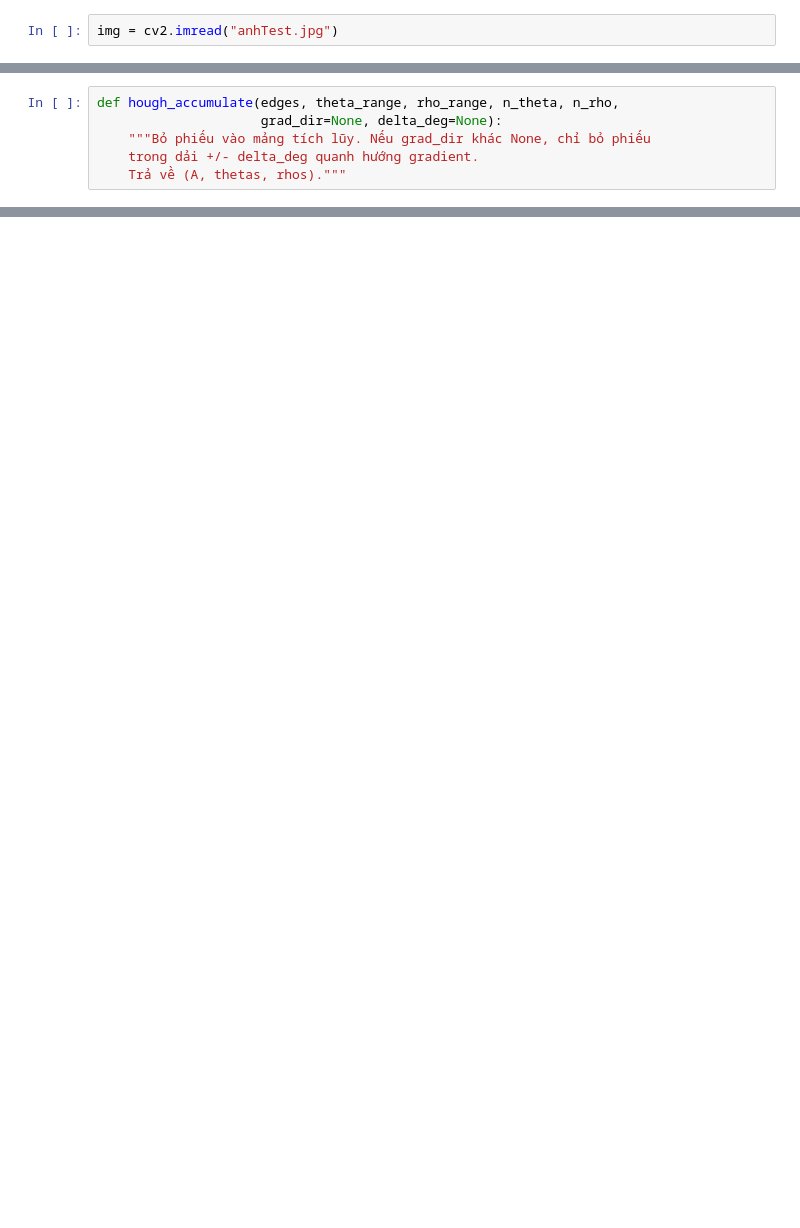
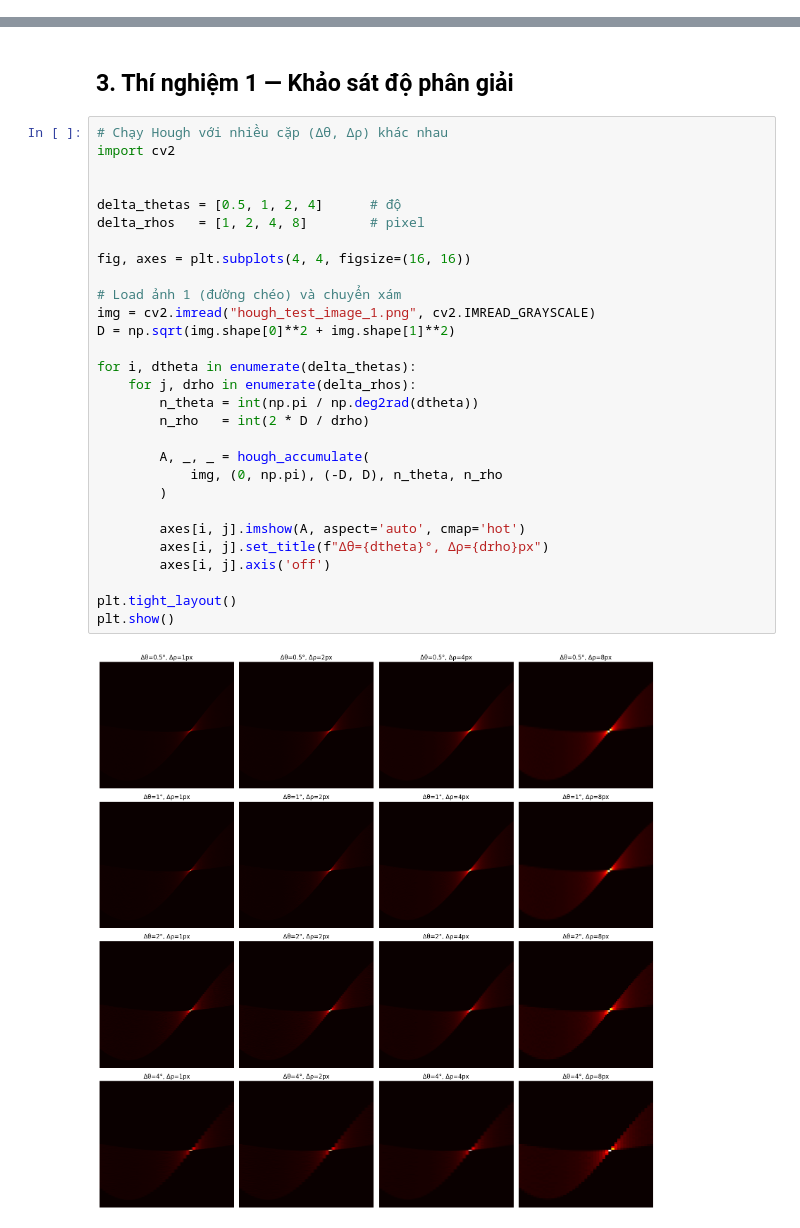
Before and after one commit to HoRa-W/ComputerVision-GroupF, a Jupyter notebook: Hough.ipynb, the cells around one changed output, grey strips where cells are left out. Drawn from its saved outputs; the diff is of its cells as text; blank space fills up the shorter version.

```diff
--- a/Hough.ipynb
+++ b/Hough.ipynb
@@ -4,2 +0,0 @@ import cv2
-# %%
-img = cv2.imread("anhTest.jpg")
@@ -30,6 +0,0 @@ def convolution2d(img: np.ndarray, kernel: np.ndarray, stride: int = 1, padding:
-# %%
-def hough_accumulate(edges, theta_range, rho_range, n_theta, n_rho,
-                     grad_dir=None, delta_deg=None):
-    """Bỏ phiếu vào mảng tích lũy. Nếu grad_dir khác None, chỉ bỏ phiếu
-    trong dải +/- delta_deg quanh hướng gradient.
-    Trả về (A, thetas, rhos)."""
@@ -42,0 +441,33 @@ def hough_multiscale(edges, grad_dir, n_levels=2, refine_factor=8):
+# %% [markdown]
+## 3. Thí nghiệm 1 — Khảo sát độ phân giải
+# %%
+# Chạy Hough với nhiều cặp (Δθ, Δρ) khác nhau
+import cv2
+
+
+delta_thetas = [0.5, 1, 2, 4]      # độ
+delta_rhos   = [1, 2, 4, 8]        # pixel
+
+fig, axes = plt.subplots(4, 4, figsize=(16, 16))
+
+# Load ảnh 1 (đường chéo) và chuyển xám
+img = cv2.imread("hough_test_image_1.png", cv2.IMREAD_GRAYSCALE)
+D = np.sqrt(img.shape[0]**2 + img.shape[1]**2)
+
+for i, dtheta in enumerate(delta_thetas):
+    for j, drho in enumerate(delta_rhos):
+        n_theta = int(np.pi / np.deg2rad(dtheta))
+        n_rho   = int(2 * D / drho)
+
+        A, _, _ = hough_accumulate(
+            img, (0, np.pi), (-D, D), n_theta, n_rho
+        )
+
+        axes[i, j].imshow(A, aspect='auto', cmap='hot')
+        axes[i, j].set_title(f"Δθ={dtheta}°, Δρ={drho}px")
+        axes[i, j].axis('off')
+
+plt.tight_layout()
+plt.show()
+# %% [output]
+[figure, added]
```
Also changed, not shown: parts of 38 cells of this notebook.
